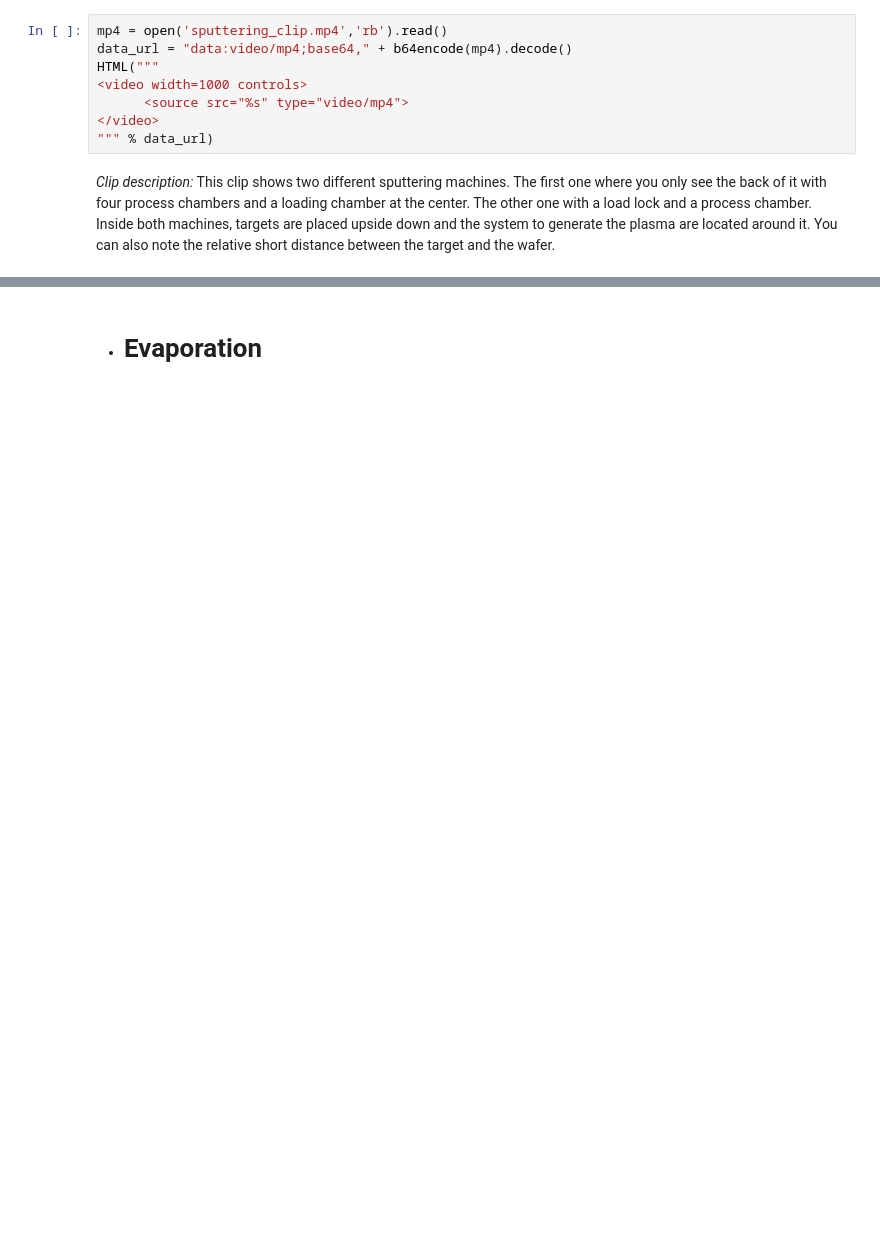
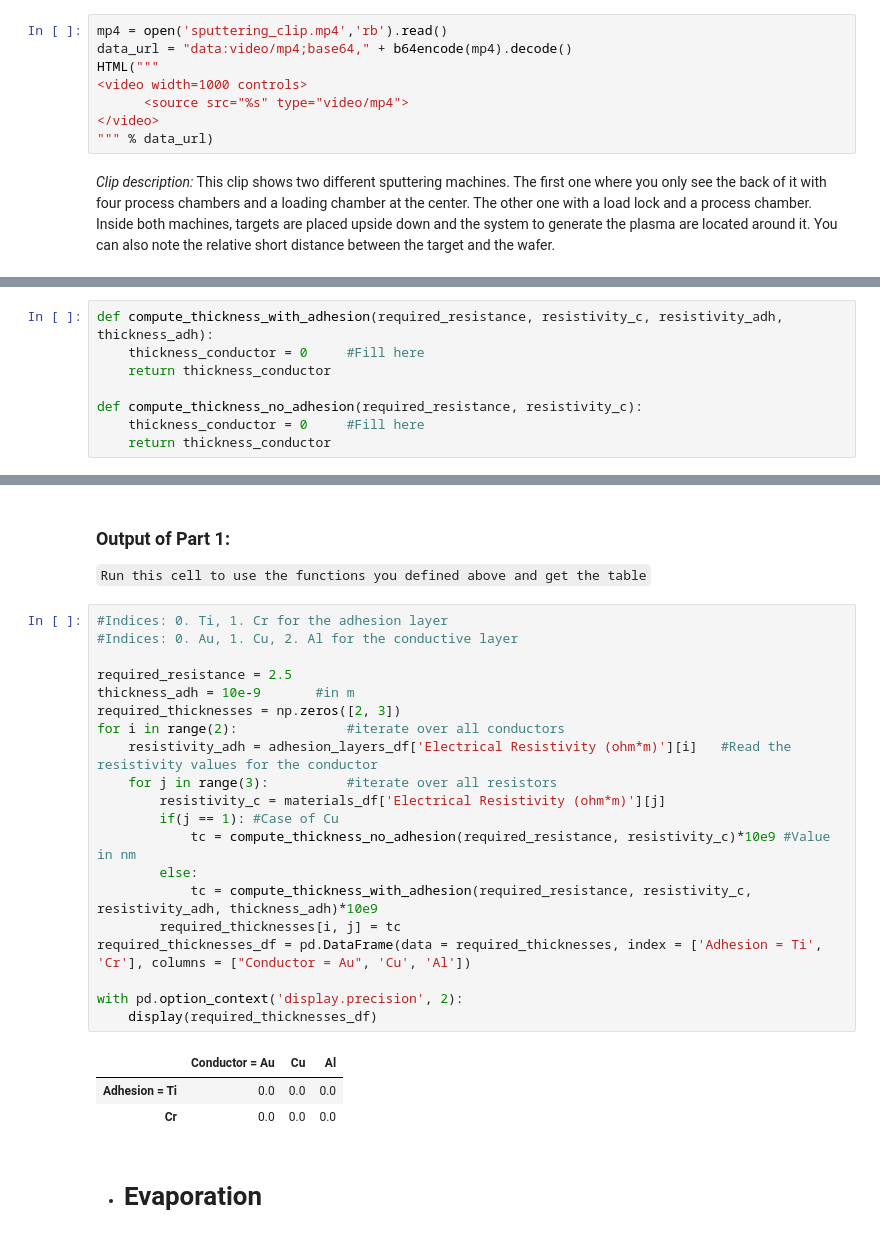
Before and after one commit to hernanfurci/Micro331PVD, a Jupyter notebook: thin_film_notebook.ipynb, the cells around one changed output, grey strips where cells are left out. Saved outputs shown, nothing was run; the diff lists cells and outputs as text; blank space fills up the shorter version.

```diff
--- a/thin_film_notebook.ipynb
+++ b/thin_film_notebook.ipynb
@@ -116,0 +105,8 @@ Based on its proprieties then you can select an adhesion layer using the second
+# %%
+def compute_thickness_with_adhesion(required_resistance, resistivity_c, resistivity_adh, thickness_adh):
+    thickness_conductor = 0     #Fill here
+    return thickness_conductor
+
+def compute_thickness_no_adhesion(required_resistance, resistivity_c):
+    thickness_conductor = 0     #Fill here
+    return thickness_conductor
@@ -298,3 +186,30 @@ plt.show()
+# %% [markdown]
+### Output of Part 1:
+`Run this cell to use the functions you defined above and get the table`
+# %%
+#Indices: 0. Ti, 1. Cr for the adhesion layer
+#Indices: 0. Au, 1. Cu, 2. Al for the conductive layer
+
+required_resistance = 2.5
+thickness_adh = 10e-9       #in m
+required_thicknesses = np.zeros([2, 3])
+for i in range(2):              #iterate over all conductors
+    resistivity_adh = adhesion_layers_df['Electrical Resistivity (ohm*m)'][i]   #Read the resistivity values for the conductor
+    for j in range(3):          #iterate over all resistors
+        resistivity_c = materials_df['Electrical Resistivity (ohm*m)'][j]
+        if(j == 1): #Case of Cu
+            tc = compute_thickness_no_adhesion(required_resistance, resistivity_c)*10e9 #Value in nm
+        else:
+            tc = compute_thickness_with_adhesion(required_resistance, resistivity_c, resistivity_adh, thickness_adh)*10e9
+        required_thicknesses[i, j] = tc
+required_thicknesses_df = pd.DataFrame(data = required_thicknesses, index = ['Adhesion = Ti', 'Cr'], columns = ["Conductor = Au", 'Cu', 'Al'])
+
+with pd.option_context('display.precision', 2):
+    display(required_thicknesses_df)
+# %% [output]
+|  | Conductor = Au | Cu | Al |
+| Adhesion = Ti | 0.0 | 0.0 | 0.0 |
+| Cr | 0.0 | 0.0 | 0.0 |
 # %% [markdown]
 * # Evaporation
 # %% [markdown]
```
Also changed, not shown: parts of 43 cells of this notebook.
